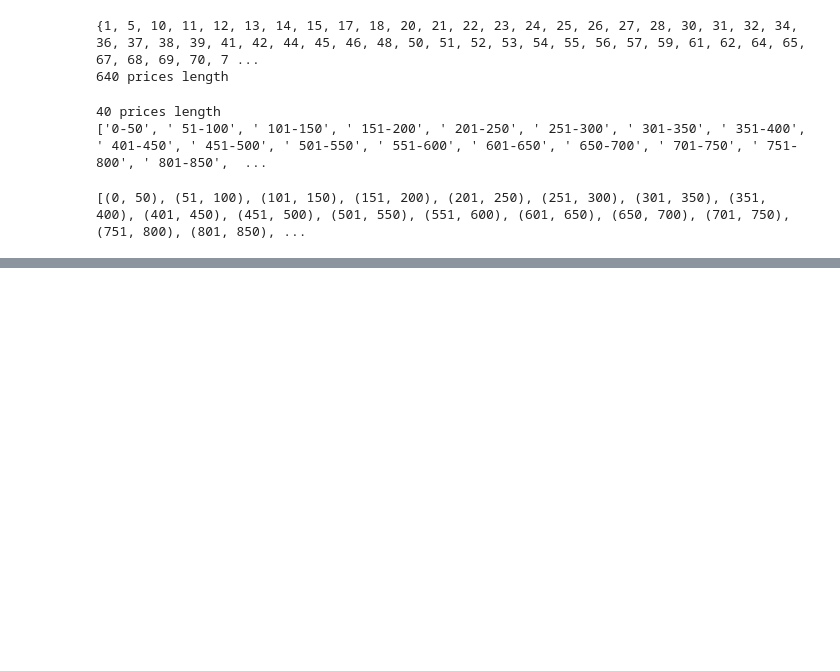
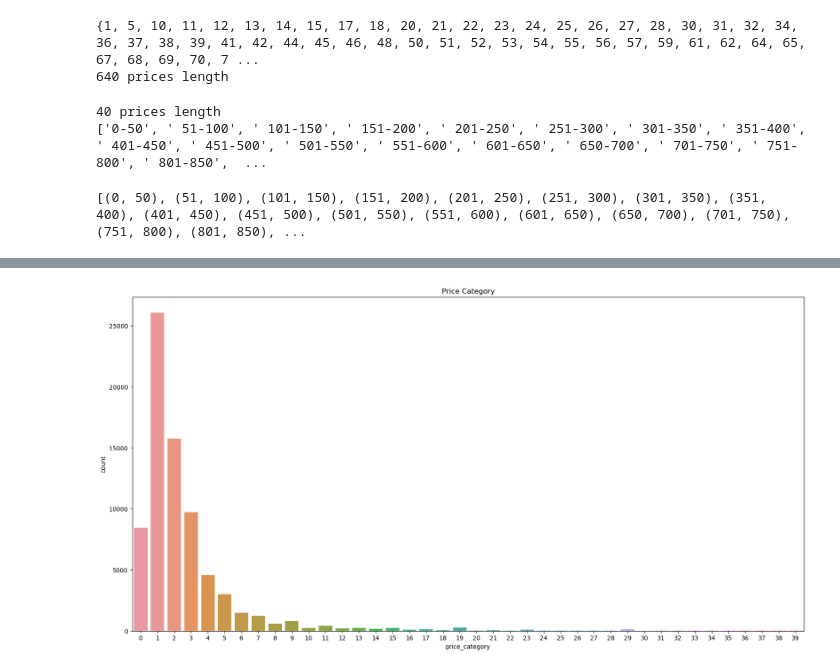
Before and after one commit to oamin12/Big-Data-Analysis-Project, a Jupyter notebook: Analysis.ipynb, the cells around one changed output, grey strips where cells are left out. Cells and saved outputs as stored; diff of their text form; code cells hidden in the pictures; blank space fills up the shorter version.

```diff
--- a/Analysis.ipynb
+++ b/Analysis.ipynb
@@ -206,0 +219,7 @@ plt.show()
+# %%
+plt.figure(figsize=(20,10))
+sns.countplot(x=df['price_category'])
+plt.title('Price Category')
+plt.show()
+# %% [output]
+[figure, added]
```
Also changed, not shown: parts of 7 cells of this notebook.
